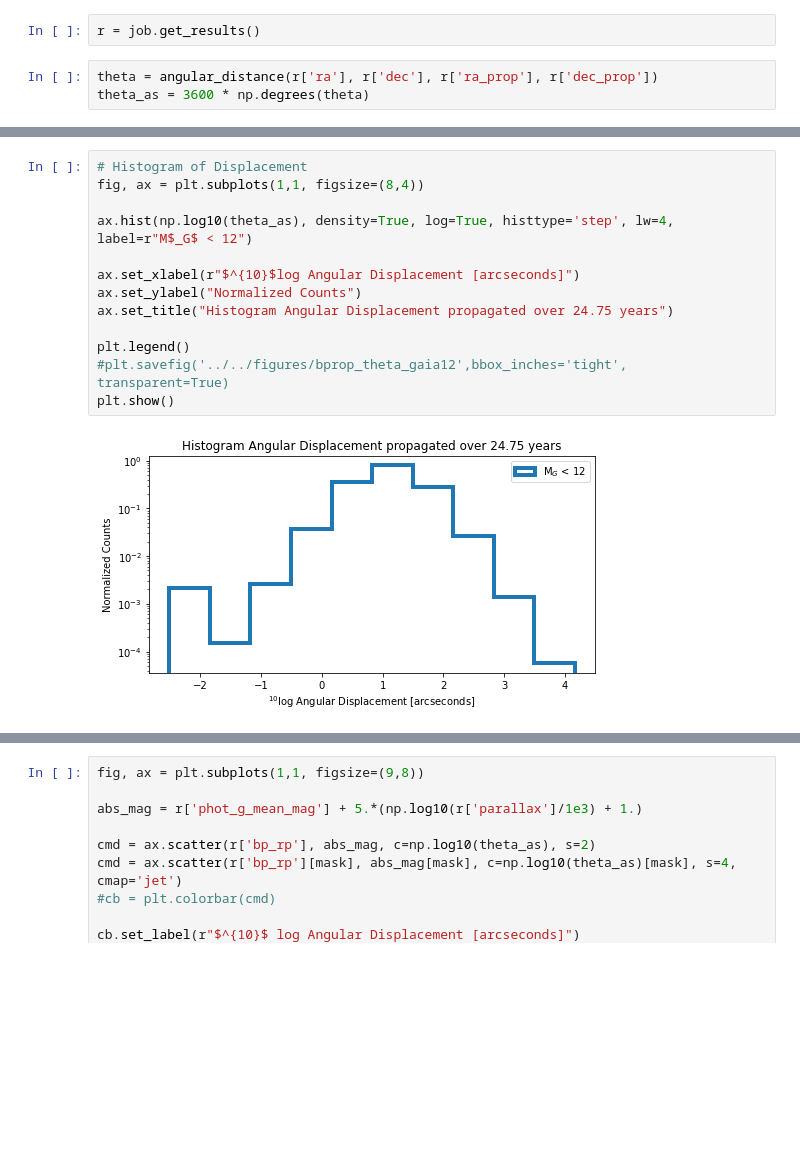
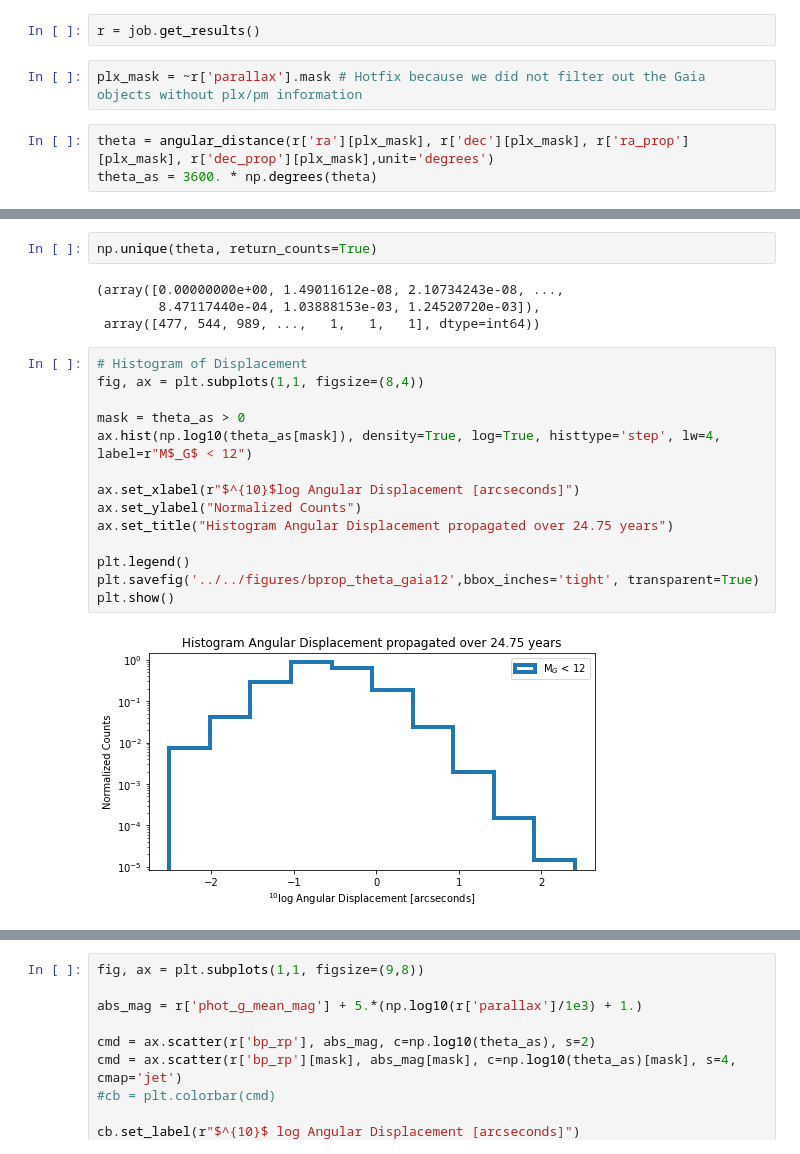
Before and after one commit to RenVit318/masterproject, a Jupyter notebook: src/simple_xm_study.ipynb, the cells around one changed output, grey strips where cells are left out. Saved outputs shown, nothing was run; the diff lists cells and outputs as text; blank space fills up the shorter version.

```diff
--- a/src/simple_xm_study.ipynb
+++ b/src/simple_xm_study.ipynb
@@ -22,6 +62,8 @@ job = Gaia.launch_job_async("SELECT gaia12.*, gaia.bp_rp\
 INFO: Query finished. [astroquery.utils.tap.core]
 # %%
 r = job.get_results()
+# %%
+plx_mask = ~r['parallax'].mask # Hotfix because we did not filter out the Gaia objects without plx/pm information
 # %%
-theta = angular_distance(r['ra'], r['dec'], r['ra_prop'], r['dec_prop'])
-theta_as = 3600 * np.degrees(theta)
+theta = angular_distance(r['ra'][plx_mask], r['dec'][plx_mask], r['ra_prop'][plx_mask], r['dec_prop'][plx_mask],unit='degrees')
+theta_as = 3600. * np.degrees(theta)
@@ -28,18 +82,25 @@ theta_as = 3600 * np.degrees(theta)
+# %%
+np.unique(theta, return_counts=True)
+# %% [output]
+(array([0.00000000e+00, 1.49011612e-08, 2.10734243e-08, ...,
+        8.47117440e-04, 1.03888153e-03, 1.24520720e-03]),
+ array([477, 544, 989, ...,   1,   1,   1], dtype=int64))
 # %%
 # Histogram of Displacement
 fig, ax = plt.subplots(1,1, figsize=(8,4))
 
-ax.hist(np.log10(theta_as), density=True, log=True, histtype='step', lw=4, label=r"M$_G$ < 12")
+mask = theta_as > 0
+ax.hist(np.log10(theta_as[mask]), density=True, log=True, histtype='step', lw=4, label=r"M$_G$ < 12")
 
 ax.set_xlabel(r"$^{10}$log Angular Displacement [arcseconds]")
 ax.set_ylabel("Normalized Counts")
 ax.set_title("Histogram Angular Displacement propagated over 24.75 years")
 
 plt.legend()
-#plt.savefig('../../figures/bprop_theta_gaia12',bbox_inches='tight', transparent=True)
+plt.savefig('../../figures/bprop_theta_gaia12',bbox_inches='tight', transparent=True)
 plt.show()
 # %% [output]
-[figure, old version]
+[figure, new version]
 # %%
 # Density Distribution of Proper Motion vs. Displacement
 fig, ax = plt.subplots(1,1, figsize=(8,8))
```
Also changed, not shown: parts of 6 cells of this notebook, 1 other file.
